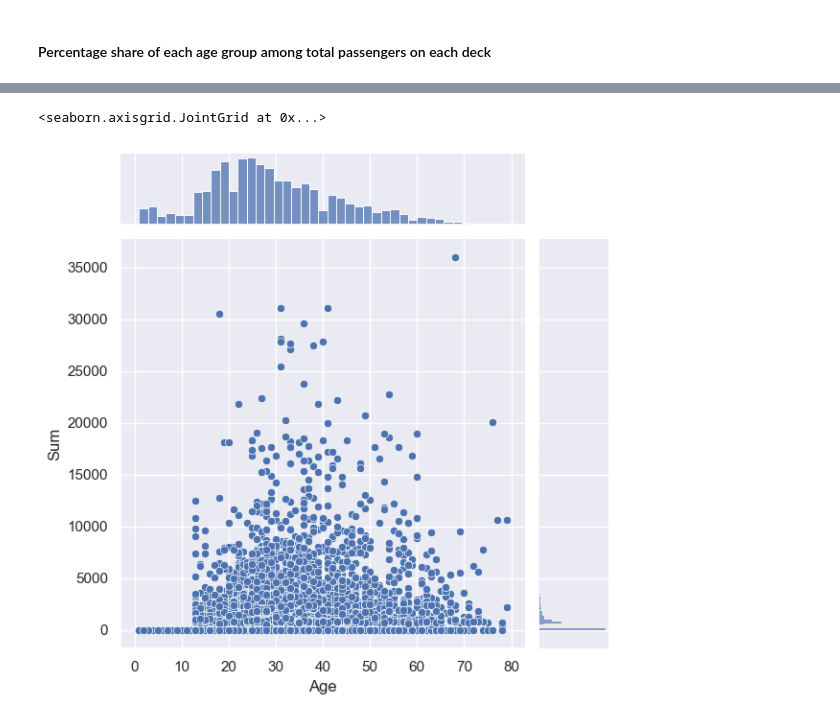
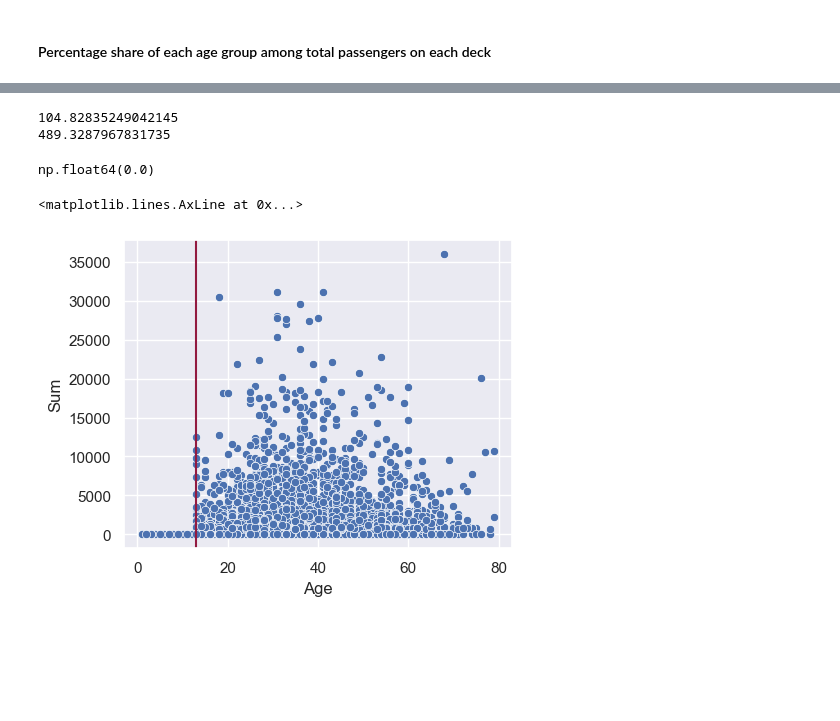
Before and after one commit to bzabk/Recruitment-Task-for-Data-Science-community-2023, a Jupyter notebook: first.ipynb, the cells around one changed output, grey strips where cells are left out. Cells and saved outputs as stored; diff of their text form; code cells hidden in the pictures; blank space fills up the shorter version.

```diff
--- a/first.ipynb
+++ b/first.ipynb
@@ -303,12 +309,21 @@ dtype: int64
-# %%
-room_service = data_raw["RoomService"].sort_values(ascending=False)[:1000].reset_index()["RoomService"]
-vrdeck = data_raw["VRDeck"].sort_values(ascending=False)[:1000].reset_index()["VRDeck"]
-spa = data_raw["Spa"].sort_values(ascending=False)[:1000].reset_index()["Spa"]
-shop = data_raw["ShoppingMall"].sort_values(ascending=False)[:1000].reset_index()["ShoppingMall"]
-food = data_raw["FoodCourt"].sort_values(ascending=False)[:1000].reset_index()["FoodCourt"]
-sum = data_raw["Sum"].sort_values(ascending=False)[:1000].reset_index()["Sum"]
-df = pd.concat([room_service,vrdeck,spa,shop,food],axis=1)
-sns.jointplot(data_raw,x="Age",y="Sum")
-# %% [output]
-<seaborn.axisgrid.JointGrid at 0x...>
-[figure, removed]
+# %%
+import matplotlib.pyplot as plt
+data_young = data_raw.query("Age<=18")
+
+print(data_young["FoodCourt"].mean())
+print(data_raw['FoodCourt'].mean())
+# %% [output]
+104.82835249042145
+489.3287967831735
+# %%
+data_raw.query('Age<=12')["Sum"].sum()
+# %% [output]
+np.float64(0.0)
+# %%
+fig,ax = plt.subplots(figsize=(5,4))
+sns.scatterplot(data_raw,y="Sum",x="Age",ax=ax)
+
+ax.axline((13,0),(13,35000),color="#921A40")
+# %% [output]
+<matplotlib.lines.AxLine at 0x...>
+[figure, added]
```
Also changed, not shown: parts of 7 cells of this notebook.
